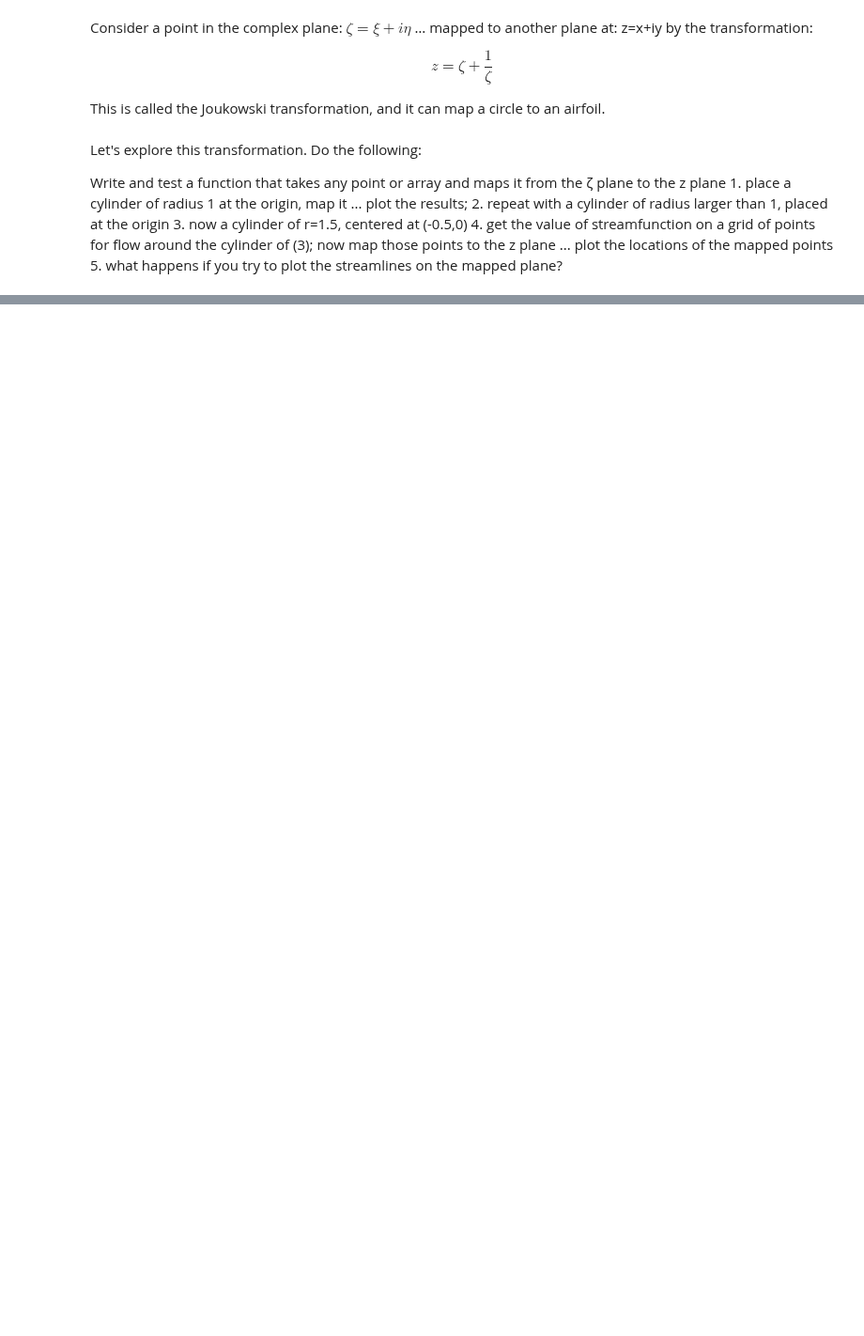
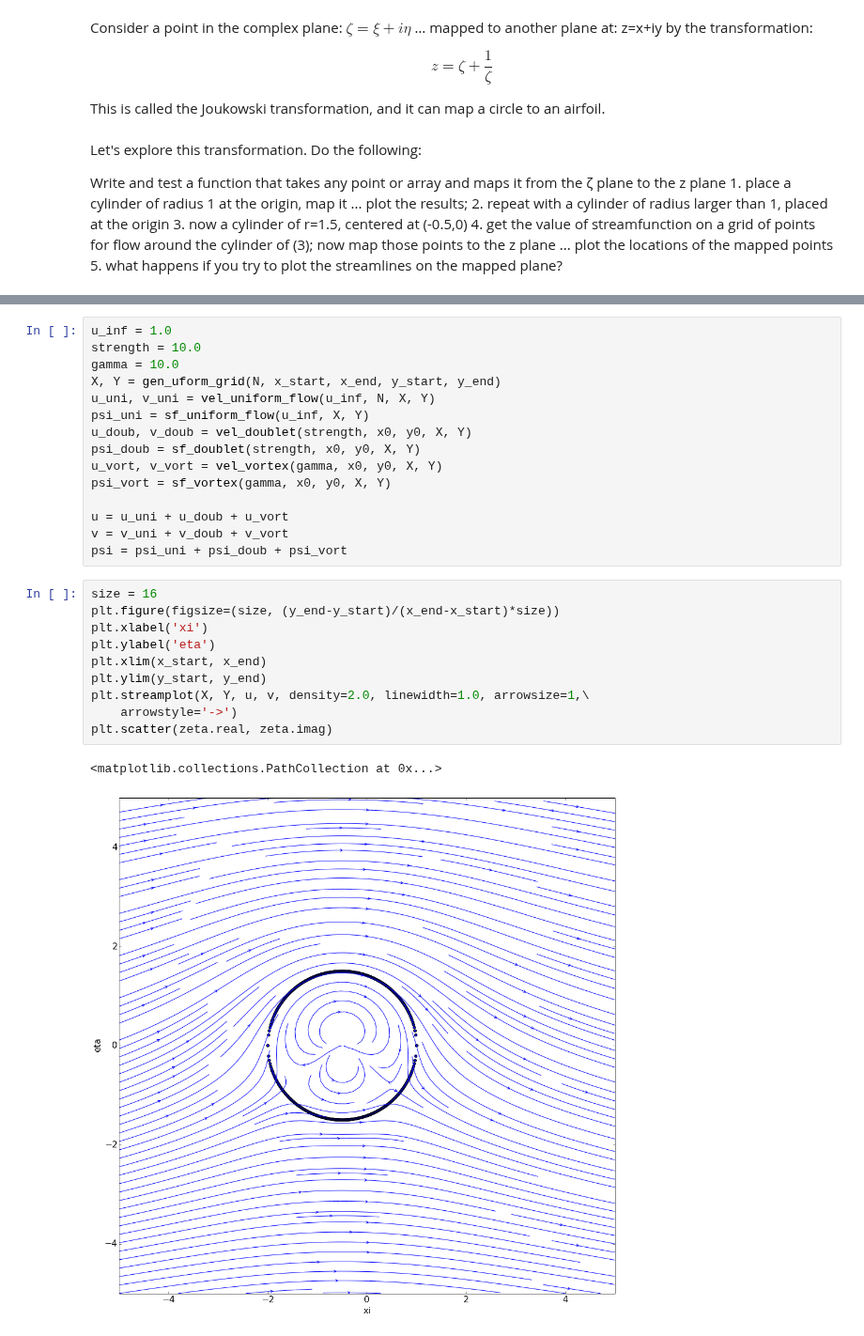
Before and after one commit to cbell14/Aero_Hydro, a Jupyter notebook: Joukowski_Transformation.ipynb, the cells around one changed output, grey strips where cells are left out. Shown at 94% size. Drawn from its saved outputs; the diff is of its cells as text; blank space fills up the shorter version.

```diff
--- a/Joukowski_Transformation.ipynb
+++ b/Joukowski_Transformation.ipynb
@@ -93,0 +105,28 @@ print z
+# %%
+u_inf = 1.0
+strength = 10.0
+gamma = 10.0
+X, Y = gen_uform_grid(N, x_start, x_end, y_start, y_end)
+u_uni, v_uni = vel_uniform_flow(u_inf, N, X, Y)
+psi_uni = sf_uniform_flow(u_inf, X, Y)
+u_doub, v_doub = vel_doublet(strength, x0, y0, X, Y)
+psi_doub = sf_doublet(strength, x0, y0, X, Y)
+u_vort, v_vort = vel_vortex(gamma, x0, y0, X, Y)
+psi_vort = sf_vortex(gamma, x0, y0, X, Y)
+
+u = u_uni + u_doub + u_vort
+v = v_uni + v_doub + v_vort
+psi = psi_uni + psi_doub + psi_vort
+# %%
+size = 16
+plt.figure(figsize=(size, (y_end-y_start)/(x_end-x_start)*size))
+plt.xlabel('xi')
+plt.ylabel('eta')
+plt.xlim(x_start, x_end)
+plt.ylim(y_start, y_end)
+plt.streamplot(X, Y, u, v, density=2.0, linewidth=1.0, arrowsize=1,\
+    arrowstyle='->')
+plt.scatter(zeta.real, zeta.imag)
+# %% [output]
+<matplotlib.collections.PathCollection at 0x...>
+[figure, added]
```
Also changed, not shown: parts of 11 cells of this notebook.
